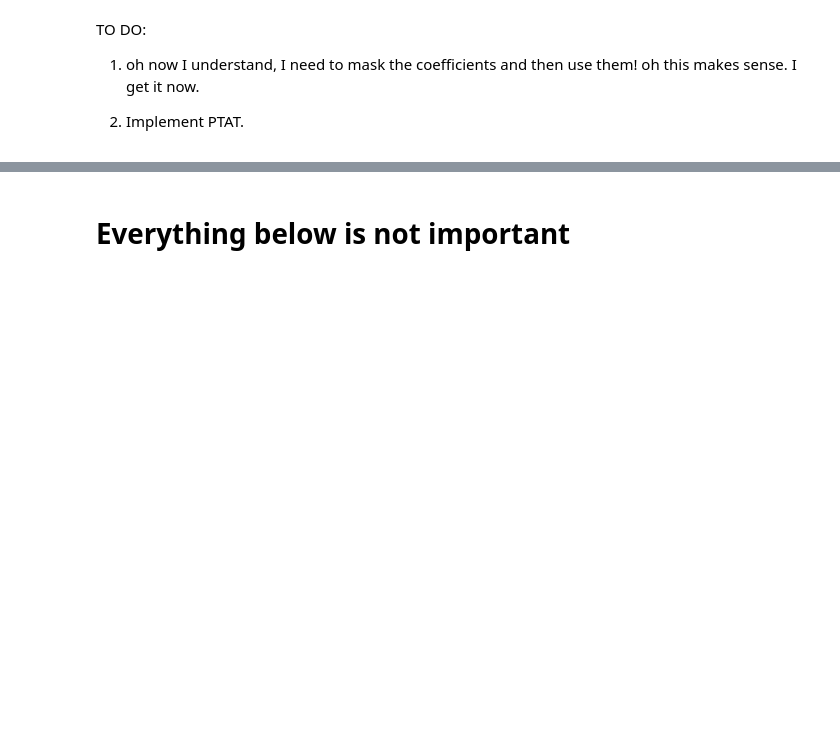
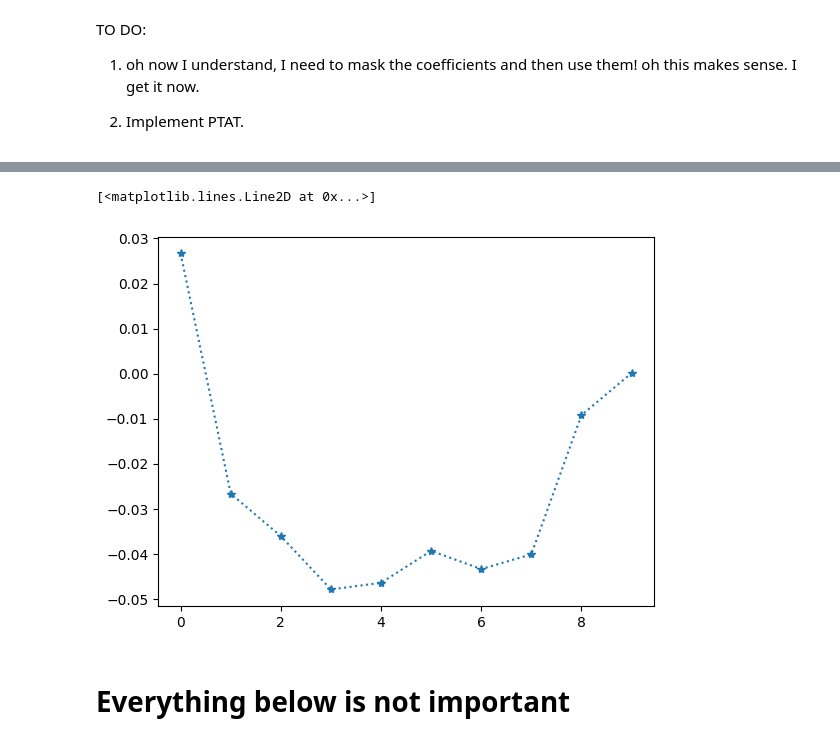
Before and after one commit to lukevoss/GNN, a Jupyter notebook: assignment_6.ipynb, the cells around one changed output, grey strips where cells are left out. Cells and saved outputs as stored; diff of their text form; code cells hidden in the pictures; blank space fills up the shorter version.

```diff
--- a/assignment_6.ipynb
+++ b/assignment_6.ipynb
@@ -625,0 +899,5 @@ TO DO:
+# %%
+plt.plot(coefficient_array[:,6],"*:")
+# %% [output]
+[<matplotlib.lines.Line2D at 0x...>]
+[figure, added]
```
Also changed, not shown: parts of 24 cells of this notebook.
